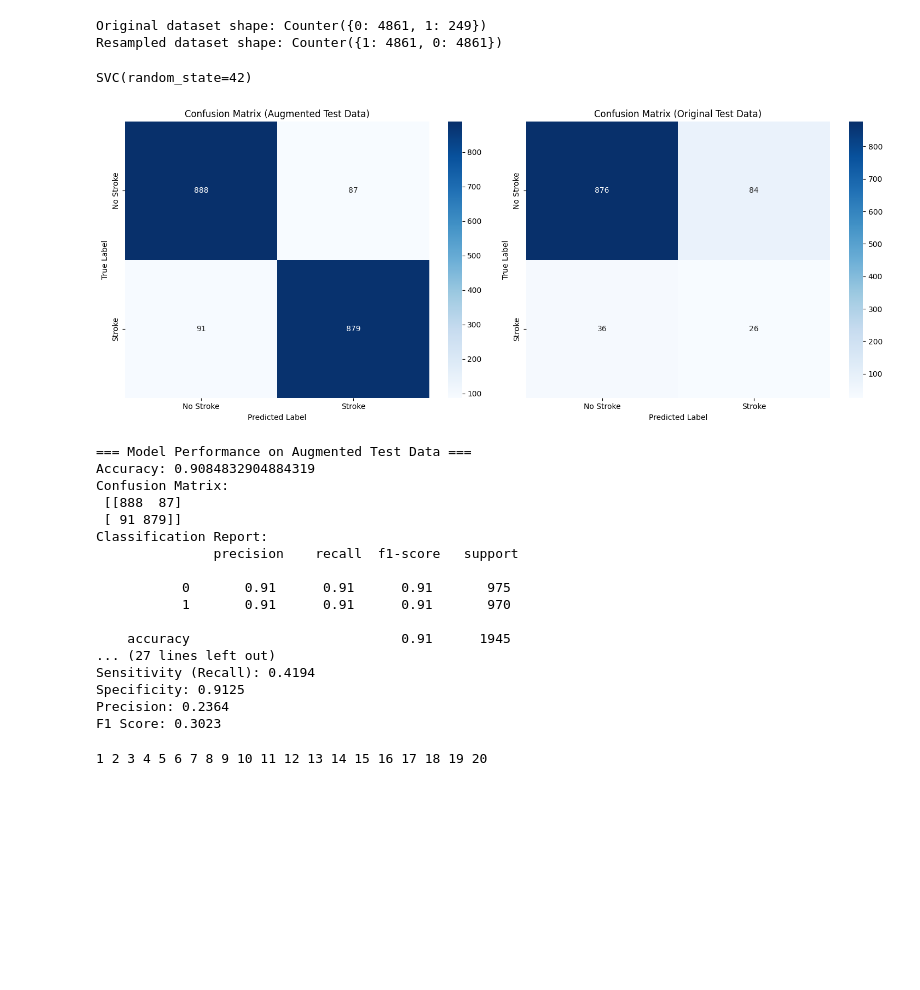
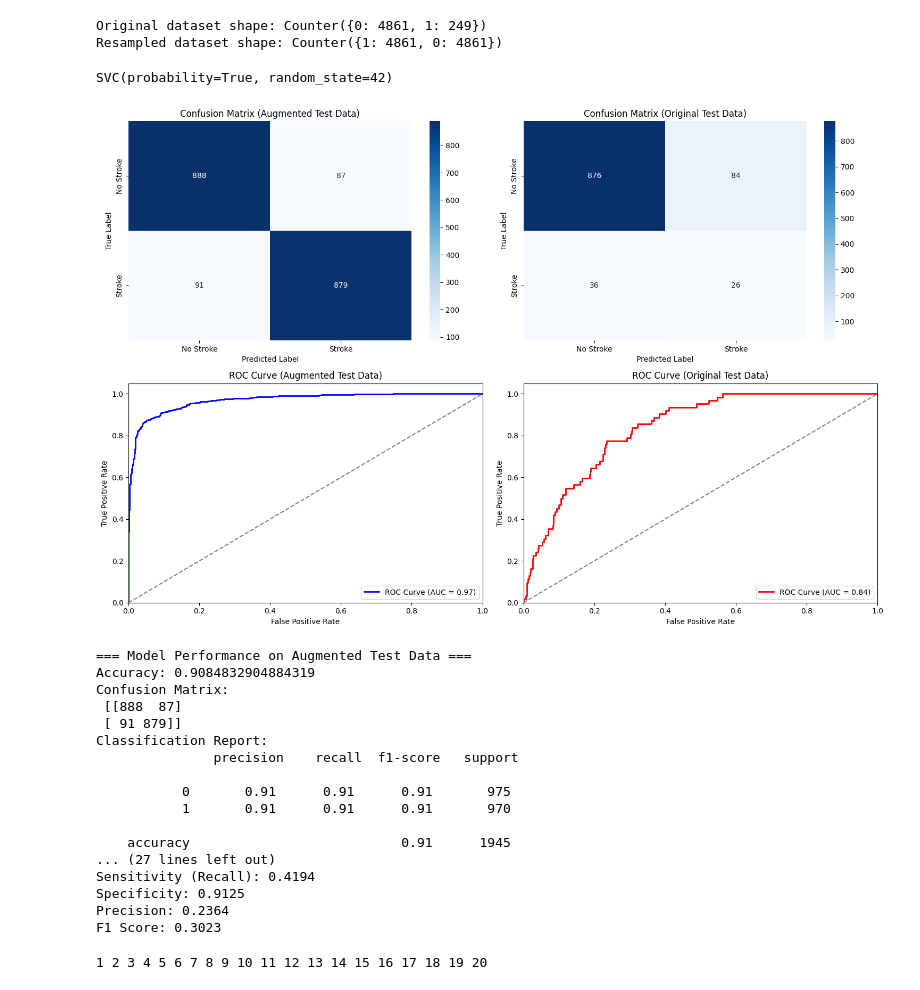
Before and after one commit to Leolife/Stroke-Classification-with-Machine-Learning, a Jupyter notebook: SVM-classifier.ipynb, the cells around one changed output. Saved outputs shown, nothing was run; the diff lists cells and outputs as text; code cells hidden in the pictures; blank space fills up the shorter version.

Commit message:
Added roc_curve, accuracy still bad: 88.26%

```diff
--- a/SVM-classifier.ipynb
+++ b/SVM-classifier.ipynb
@@ -65,10 +65,10 @@ X_test = scaler.transform(X_test)
 X_test_original_scaled = scaler.transform(X_test_original)
 # %%
 # 6. Train the model (using SVM)
-model = SVC(kernel='rbf', random_state=42)  # Using RBF kernel as it generally performs well
+model = SVC(kernel='rbf', random_state=42, probability=True)  # Using RBF kernel as it generally performs well
 model.fit(X_train, y_train)
 # %% [output]
-SVC(random_state=42)
+SVC(probability=True, random_state=42)
 # %%
 # 7. Make predictions on both test sets
 y_pred = model.predict(X_test)
@@ -86,10 +86,10 @@ conf_matrix_original = confusion_matrix(y_test_original, y_pred_original)
 class_report_original = classification_report(y_test_original, y_pred_original)
 # %%
 # 9. Visualize results
-plt.figure(figsize=(15, 6))
+plt.figure(figsize=(15, 10))
 
 # Plot confusion matrix for augmented test data
-plt.subplot(1, 2, 1)
+plt.subplot(2, 2, 1)
 sns.heatmap(conf_matrix,
             annot=True,
             fmt='d',
@@ -101,7 +101,7 @@ plt.ylabel('True Label')
 plt.xlabel('Predicted Label')
 
 # Plot confusion matrix for original test data
-plt.subplot(1, 2, 2)
+plt.subplot(2, 2, 2)
 sns.heatmap(conf_matrix_original,
             annot=True,
             fmt='d',
@@ -111,39 +111,69 @@ sns.heatmap(conf_matrix_original,
 plt.title('Confusion Matrix (Original Test Data)')
 plt.ylabel('True Label')
 plt.xlabel('Predicted Label')
+
+# ROC curve for augmented test data
+plt.subplot(2, 2, 3)
+y_pred_prob = model.predict_proba(X_test)[:, 1]
+fpr, tpr, _ = roc_curve(y_test, y_pred_prob)
+roc_auc = auc(fpr, tpr)
+plt.plot(fpr, tpr, color='blue', lw=2,
+         label=f'ROC Curve (AUC = {roc_auc:.2f})')
+plt.plot([0, 1], [0, 1], color='gray', linestyle='--')
+plt.xlim([0.0, 1.0])
+plt.ylim([0.0, 1.05])
+plt.xlabel('False Positive Rate')
+plt.ylabel('True Positive Rate')
+plt.title('ROC Curve (Augmented Test Data)')
+plt.legend(loc="lower right")
+
+# ROC curve for original test data
+plt.subplot(2, 2, 4)
+y_pred_prob_original = model.predict_proba(X_test_original_scaled)[:, 1]
+fpr_orig, tpr_orig, _ = roc_curve(y_test_original, y_pred_prob_original)
+roc_auc_orig = auc(fpr_orig, tpr_orig)
+plt.plot(fpr_orig, tpr_orig, color='red', lw=2,
+         label=f'ROC Curve (AUC = {roc_auc_orig:.2f})')
+plt.plot([0, 1], [0, 1], color='gray', linestyle='--')
+plt.xlim([0.0, 1.0])
+plt.ylim([0.0, 1.05])
+plt.xlabel('False Positive Rate')
+plt.ylabel('True Positive Rate')
+plt.title('ROC Curve (Original Test Data)')
+plt.legend(loc="lower right")
 
 plt.tight_layout()
 plt.show()
 
 # Print metrics for both evaluations
 print("\n=== Model Performance on Augmented Test Data ===")
 print("Accuracy:", accuracy)
 print("Confusion Matrix:\n", conf_matrix)
 print("Classification Report:\n", class_report)
 
 print("\n=== Model Performance on Original Test Data ===")
 print("Accuracy:", accuracy_original)
 print("Confusion Matrix:\n", conf_matrix_original)
 print("Classification Report:\n", class_report_original)
 
 # Calculate and print additional metrics for both approaches
 def print_detailed_metrics(conf_matrix, title):
     tn, fp, fn, tp = conf_matrix.ravel()
     sensitivity = tp / (tp + fn)
     specificity = tn / (tn + fp)
     precision = tp / (tp + fp)
     f1 = 2 * (precision * sensitivity) / (precision + sensitivity)
 
     print(f"\n=== Detailed Metrics for {title} ===")
     print(f"Sensitivity (Recall): {sensitivity:.4f}")
     print(f"Specificity: {specificity:.4f}")
     print(f"Precision: {precision:.4f}")
     print(f"F1 Score: {f1:.4f}")
 
 print_detailed_metrics(conf_matrix, "Augmented Test Data")
 print_detailed_metrics(conf_matrix_original, "Original Test Data")
 # %% [output]
-[figure, old version]
+[figure, new version]
 === Model Performance on Augmented Test Data ===
 Accuracy: 0.9084832904884319
 Confusion Matrix:
```
Also changed, not shown: parts of 1 cell of this notebook.
